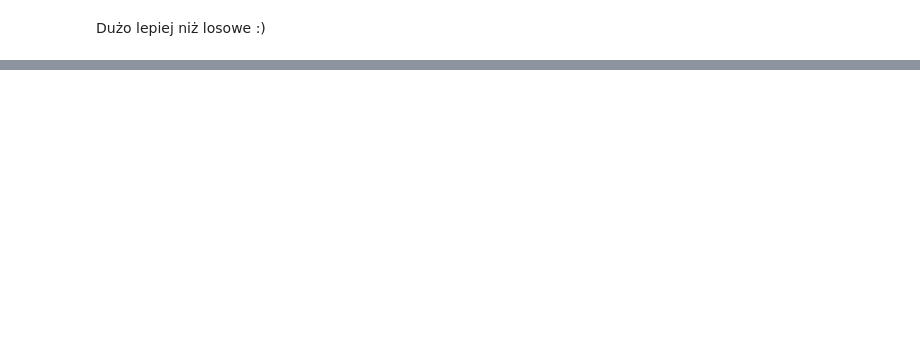
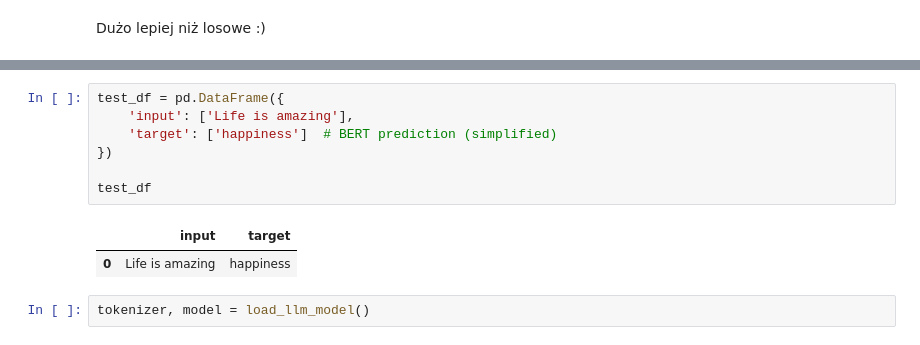
Before and after one commit to Iwaniukooo11/llm-workshop, a Jupyter notebook: basic/main.ipynb, the cells around one changed output, grey strips where cells are left out. Drawn from its saved outputs; the diff is of its cells as text; blank space fills up the shorter version.

```diff
--- a/basic/main.ipynb
+++ b/basic/main.ipynb
@@ -640,0 +654,12 @@ Dużo lepiej niż losowe :)
+# %%
+test_df = pd.DataFrame({
+    'input': ['Life is amazing'],
+    'target': ['happiness']  # BERT prediction (simplified)
+})
+
+test_df
+# %% [output]
+|  | input | target |
+| 0 | Life is amazing | happiness |
+# %%
+tokenizer, model = load_llm_model()
```
Also changed, not shown: parts of 16 cells of this notebook.
